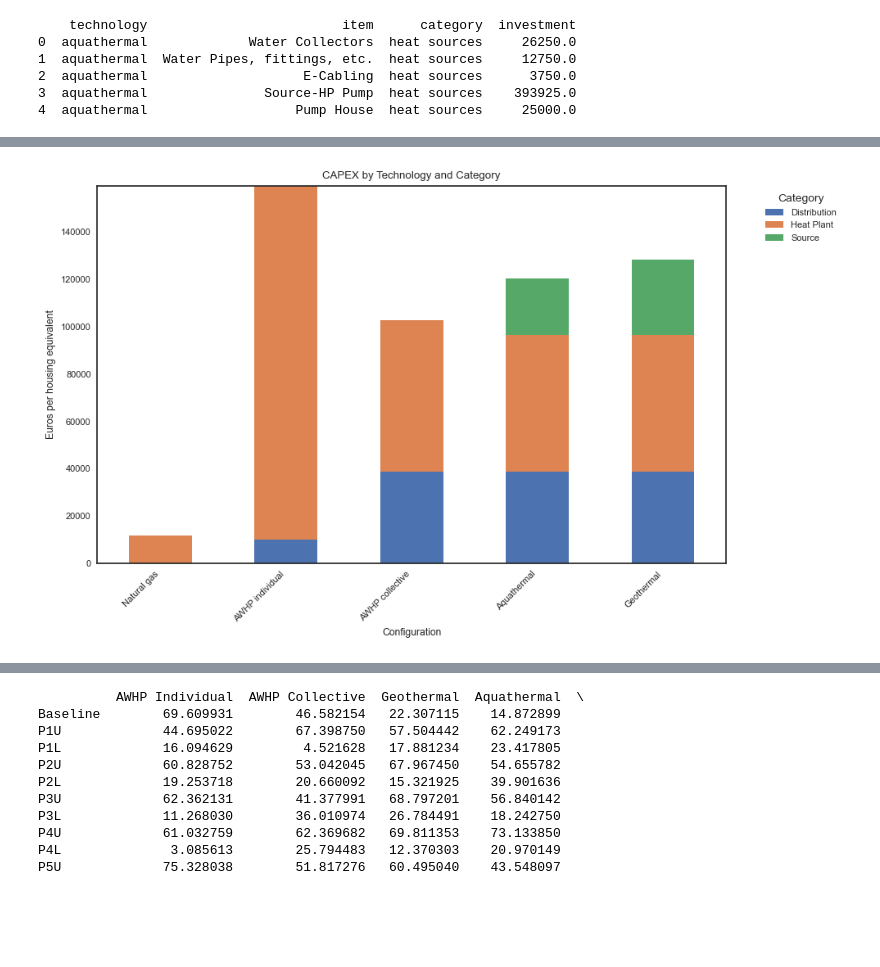
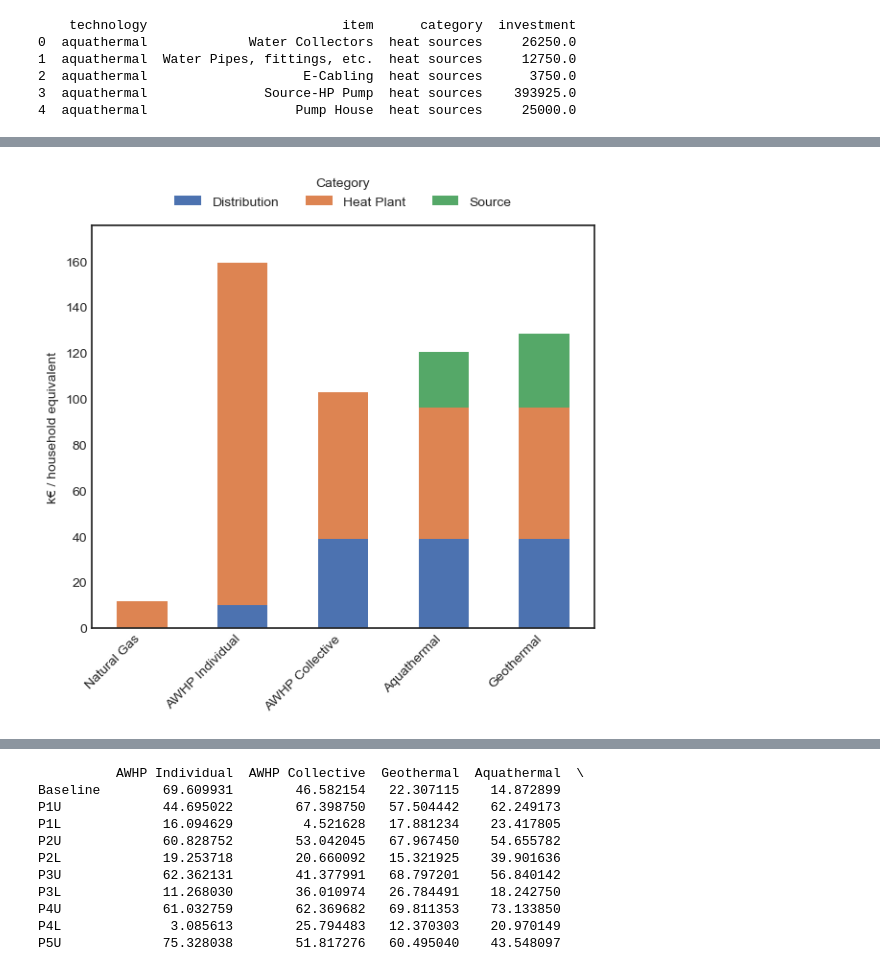
Before and after one commit to karivero/uu-consultancy, a Jupyter notebook: results.ipynb, the cells around one changed output, grey strips where cells are left out. Cells and saved outputs as stored; diff of their text form; code cells hidden in the pictures; blank space fills up the shorter version.

Commit message:
june 17 chart work

```diff
--- a/results.ipynb
+++ b/results.ipynb
@@ -51,24 +51,25 @@ print(df_graphs.head())
 # plt.show()
 # %%
 pivot_category = df_graphs.pivot_table(index="configuration", columns="category", values="value", aggfunc="sum").fillna(0)
-order = ["Natural gas", "AWHP individual", "AWHP collective", "Aquathermal", "Geothermal"]
-pivot_category = pivot_category.reindex(order)
+order = ["Natural Gas", "AWHP Individual", "AWHP Collective", "Aquathermal", "Geothermal"]
+pivot_category = pivot_category.reindex(order) / 1000
 
 # plt.style.use("default")
 ax = pivot_category.plot(
     kind="bar",
     stacked=True,
-    figsize=(10, 6),
+    figsize=(6, 6),
     color=sns.color_palette("deep")
 )
 
-ax.set_title("CAPEX by Technology and Category")
-ax.set_xlabel("Configuration")
-ax.set_ylabel("Euros per housing equivalent")
-ax.legend(title="Category", bbox_to_anchor=(1.05, 1), loc="upper left")
+# ax.set_title("CAPEX by Configuration and Category (Enspijk)")
+ax.set_xlabel("")
+ax.set_ylabel("k\u20ac / household equivalent")
+ax.legend(title="Category", loc="upper center", bbox_to_anchor=(0.5, 1.15), ncol=3)
+ax.set_ylim(0, pivot_category.sum(axis=1).max() * 1.1)  # 10% headroom
 plt.xticks(rotation=45, ha="right")
 plt.tight_layout()
 plt.show()
 # %% [output]
-[figure, old version]
+[figure, new version]
 # %%
```
Also changed, not shown: parts of 11 cells of this notebook, 1 other file.
